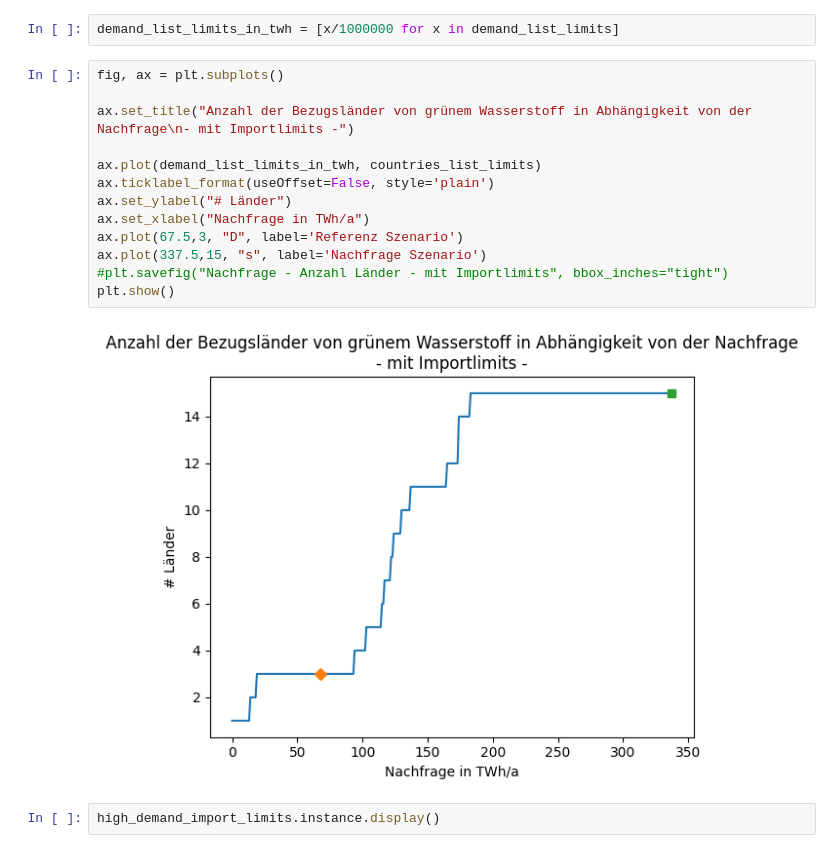
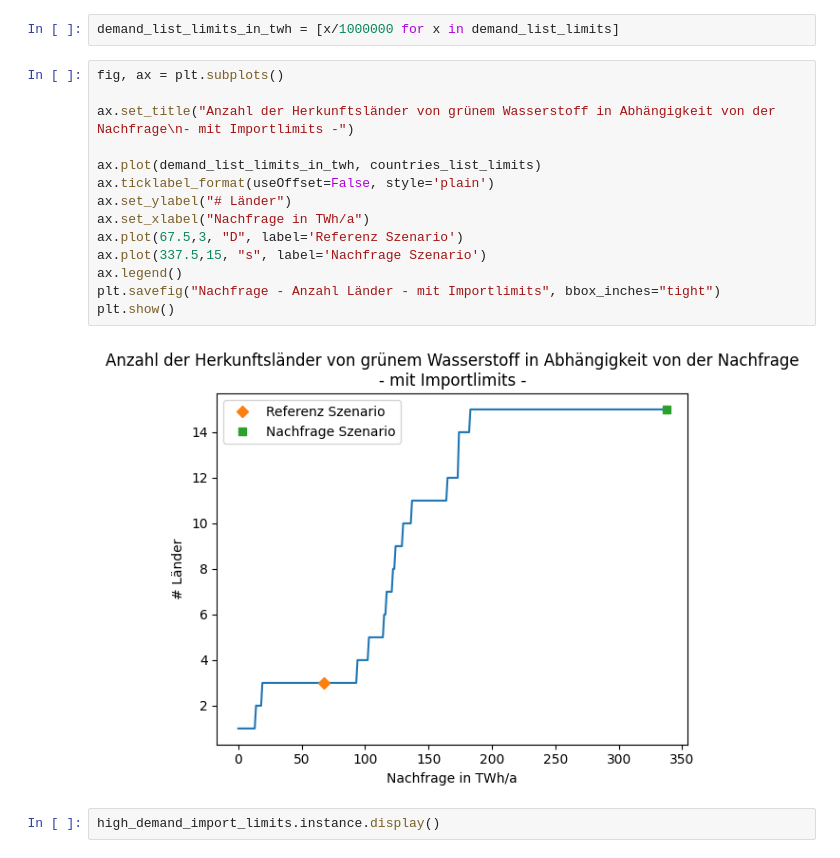
Before and after one commit to FaKurz/hydro_opt, a Jupyter notebook: alternative_szenarios.ipynb, the cells around one changed output. Drawn from its saved outputs; the diff is of its cells as text.

Commit message:
changed graphics

```diff
--- a/alternative_szenarios.ipynb
+++ b/alternative_szenarios.ipynb
@@ -111,18 +111,19 @@ demand_list_limits_in_twh = [x/1000000 for x in demand_list_limits]
 # %%
 fig, ax = plt.subplots()
 
-ax.set_title("Anzahl der Bezugsländer von grünem Wasserstoff in Abhängigkeit von der Nachfrage\n- mit Importlimits -")
+ax.set_title("Anzahl der Herkunftsländer von grünem Wasserstoff in Abhängigkeit von der Nachfrage\n- mit Importlimits -")
 
 ax.plot(demand_list_limits_in_twh, countries_list_limits)
 ax.ticklabel_format(useOffset=False, style='plain')
 ax.set_ylabel("# Länder")
 ax.set_xlabel("Nachfrage in TWh/a")
 ax.plot(67.5,3, "D", label='Referenz Szenario')
 ax.plot(337.5,15, "s", label='Nachfrage Szenario')
-#plt.savefig("Nachfrage - Anzahl Länder - mit Importlimits", bbox_inches="tight")
+ax.legend()
+plt.savefig("Nachfrage - Anzahl Länder - mit Importlimits", bbox_inches="tight")
 plt.show()
 # %% [output]
-[figure, old version]
+[figure, new version]
 # %%
 high_demand_import_limits.instance.display()
 # %% [output]
```
Also changed, not shown: parts of 5 cells of this notebook, 2 other files.
